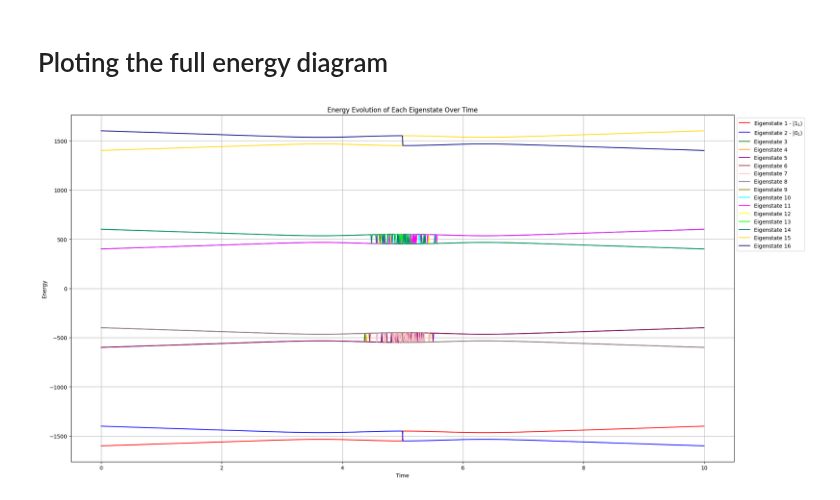
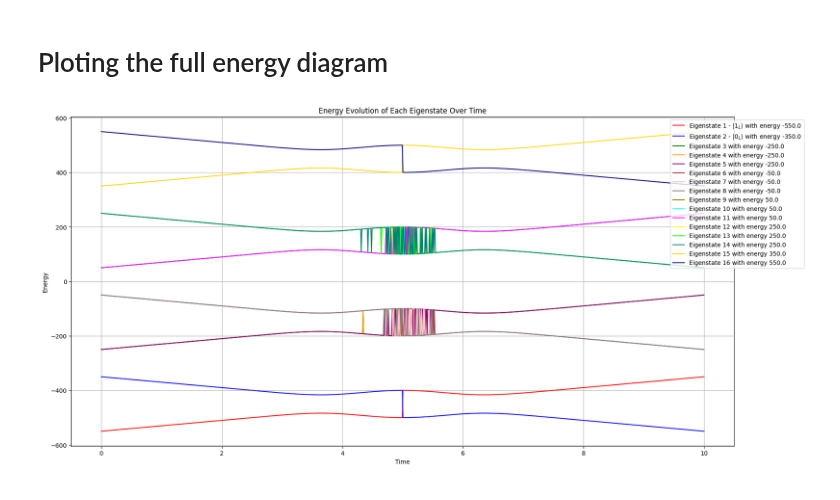
Before and after one commit to chenscheimq/QEC, a Jupyter notebook: RAP/RAP_stabilizers.ipynb, the cells around one changed output. Drawn from its saved outputs; the diff is of its cells as text; code cells hidden in the pictures.

```diff
--- a/RAP/RAP_stabilizers.ipynb
+++ b/RAP/RAP_stabilizers.ipynb
@@ -146,7 +146,7 @@ plt.grid(True)
 # %% [markdown]
 # Ploting the full energy diagram
 # %%
-Ep = 500
+Ep = 150
 Hp = -Ep*(g1 + g2 + g3)
 
 T = 10
@@ -176,35 +176,34 @@ for t_step in range(1, len(t)):
 
         for i, state_t in enumerate(eigenstates):
             proj = np.abs(state_0.overlap(state_t))**2
             if proj > max_overlap:
                 max_overlap = proj
                 best_match_index = i
 
         states[state_index].append(eigenvalues[best_match_index])
 
 
 plt.figure(figsize=(20, 10))
 for state_index, energies in states.items():
 
     # if state_index == 9 - 1:
     #     plt.plot(t, energies, label=f'Eigenstate {state_index+1}', color=colors[state_index % len(colors)])
     #
     #     print([int(np.round(i)) for i in energies])
 
     if np.round(np.abs(eigenstates[state_index].overlap(logical_zero))**2) == 1:
-        plt.plot(t, energies, label=f'Eigenstate {state_index+1} - ' + r'$|0_{L}\rangle$', color=colors[state_index % len(colors)])
+        plt.plot(t, energies, label=f'Eigenstate {state_index+1} - ' + r'$|0_{L}\rangle$' + " with energy " + str(np.round(eigenvalues_0[state_index])), color=colors[state_index % len(colors)])
     elif np.round(np.abs(eigenstates[state_index].overlap(logical_one))**2) == 1:
-        plt.plot(t, energies, label=f'Eigenstate {state_index+1} - ' + r'$|1_{L}\rangle$', color=colors[state_index % len(colors)])
+        plt.plot(t, energies, label=f'Eigenstate {state_index+1} - ' + r'$|1_{L}\rangle$' + " with energy " + str(np.round(eigenvalues_0[state_index])), color=colors[state_index % len(colors)])
     else:
-        plt.plot(t, energies, label=f'Eigenstate {state_index+1}', color=colors[state_index % len(colors)])
+        plt.plot(t, energies, label=f'Eigenstate {state_index+1}' + " with energy " + str(np.round(eigenvalues_0[state_index])), color=colors[state_index % len(colors)])
 
 
 plt.xlabel('Time')
 plt.ylabel('Energy')
 plt.title('Energy Evolution of Each Eigenstate Over Time')
 plt.legend(loc='upper right', bbox_to_anchor=(1.11, 1))
-plt.tight_layout()
 plt.grid()
 plt.show()
 # %% [output]
-[figure, old version]
+[figure, new version]
```
Also changed, not shown: parts of 8 cells of this notebook.
